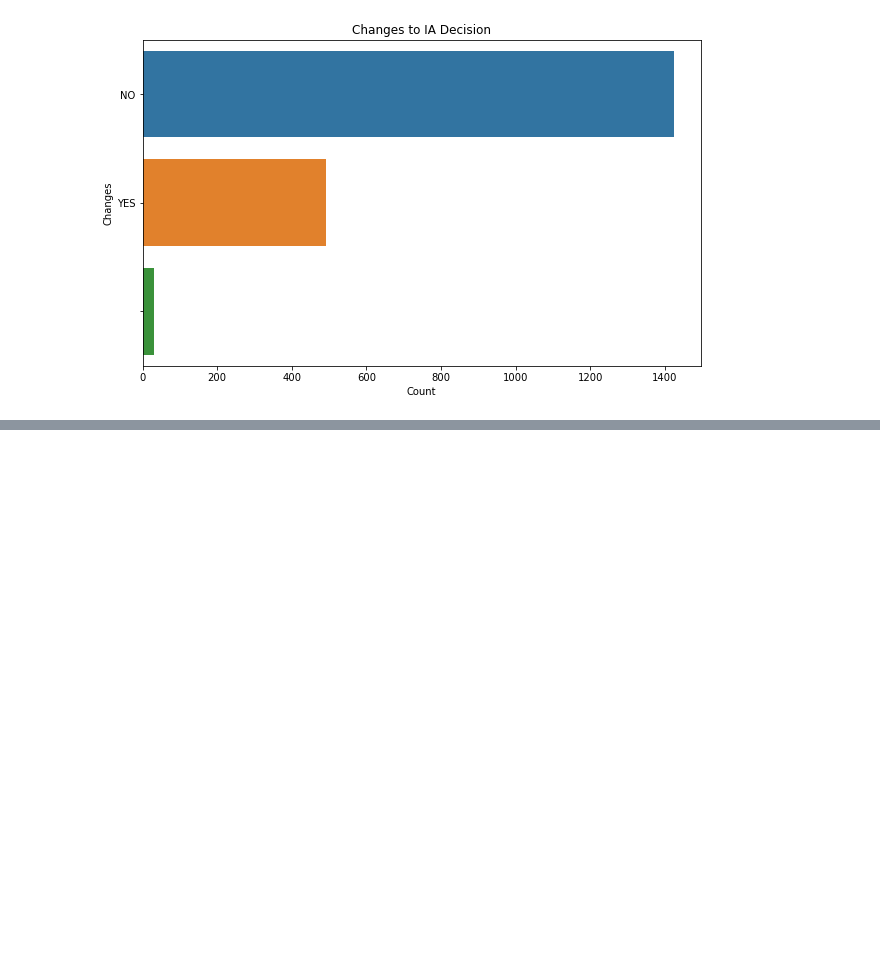
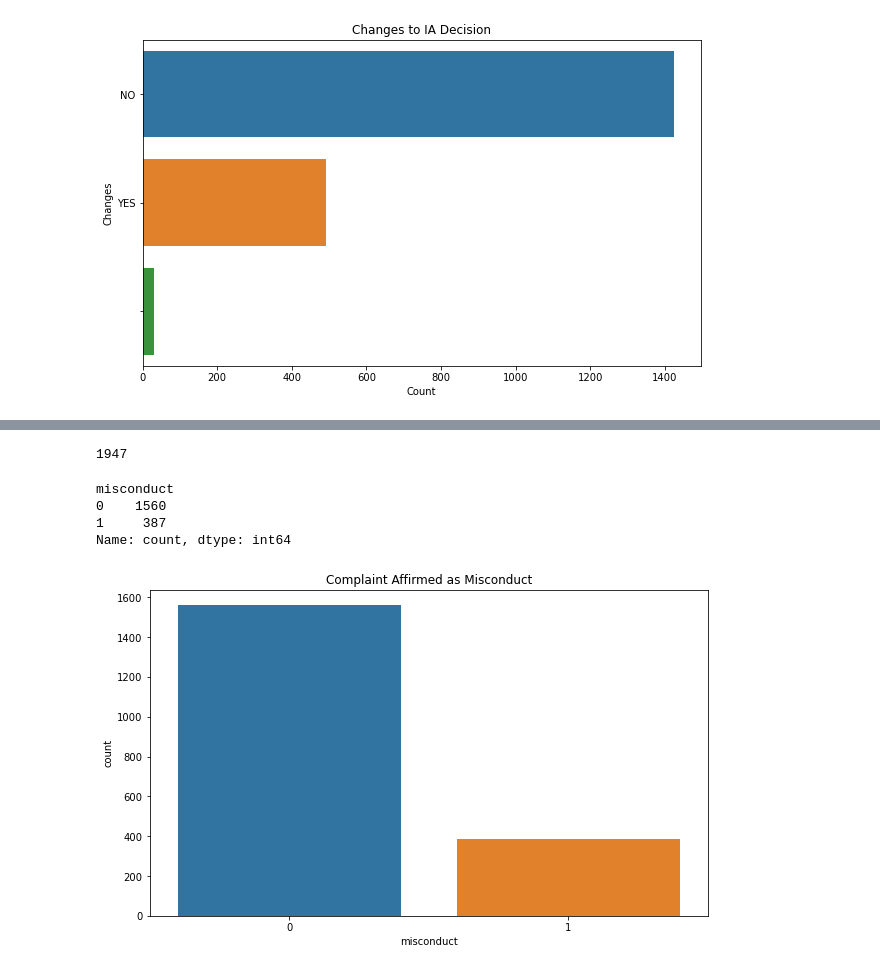
Before and after one commit to ApkimCA/ADS599_Team1, a Jupyter notebook: crb_code(draft).ipynb, the cells around one changed output, grey strips where cells are left out. Drawn from its saved outputs; the diff is of its cells as text; code cells hidden in the pictures; blank space fills up the shorter version.

```diff
--- a/crb_code(draft).ipynb
+++ b/crb_code(draft).ipynb
@@ -654,0 +721,5 @@ plt.show()
+# %%
+# Create the 'misconduct' column
+allyrs['misconduct'] = ((allyrs['ia_finding'] == 'S') | (allyrs['crb_decision'].isin(['D/C']))).astype(int)
+
+allyrs.head()
@@ -654,0 +733,24 @@ plt.show()
+# %%
+len(allyrs)
+# %% [output]
+1947
+# %%
+allyrs['misconduct'].value_counts()
+# %% [output]
+misconduct
+0    1560
+1     387
+Name: count, dtype: int64
+# %%
+tot = pd.DataFrame(allyrs['misconduct'].value_counts().reset_index())
+tot.columns = ['misconduct', 'count']
+
+# Create the bar plot
+plt.figure(figsize=(10, 6))
+sns.barplot(data=tot, x='misconduct', y='count')
+plt.title('Complaint Affirmed as Misconduct')
+plt.xlabel('misconduct')
+plt.ylabel('count')
+plt.show()
+# %% [output]
+[figure, added]
```
Also changed, not shown: parts of 10 cells of this notebook.
